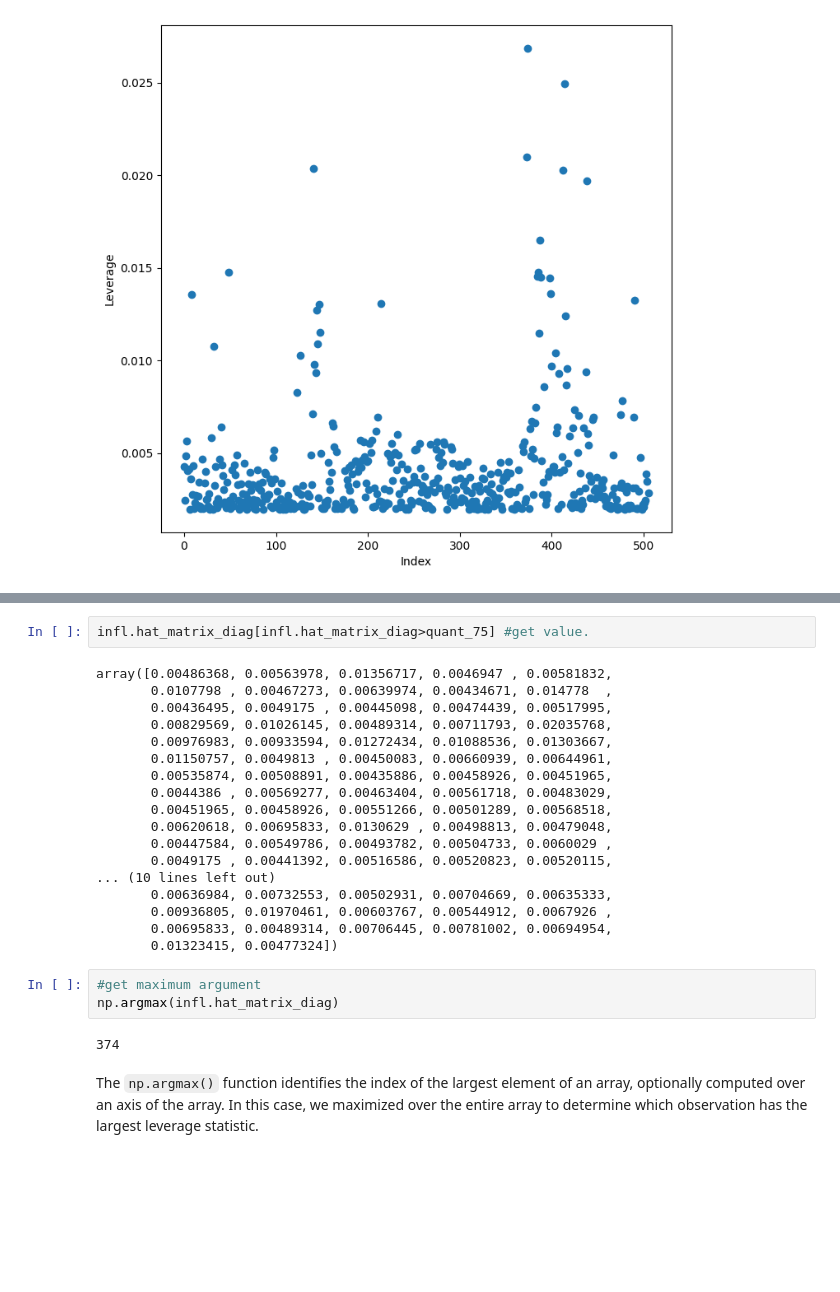
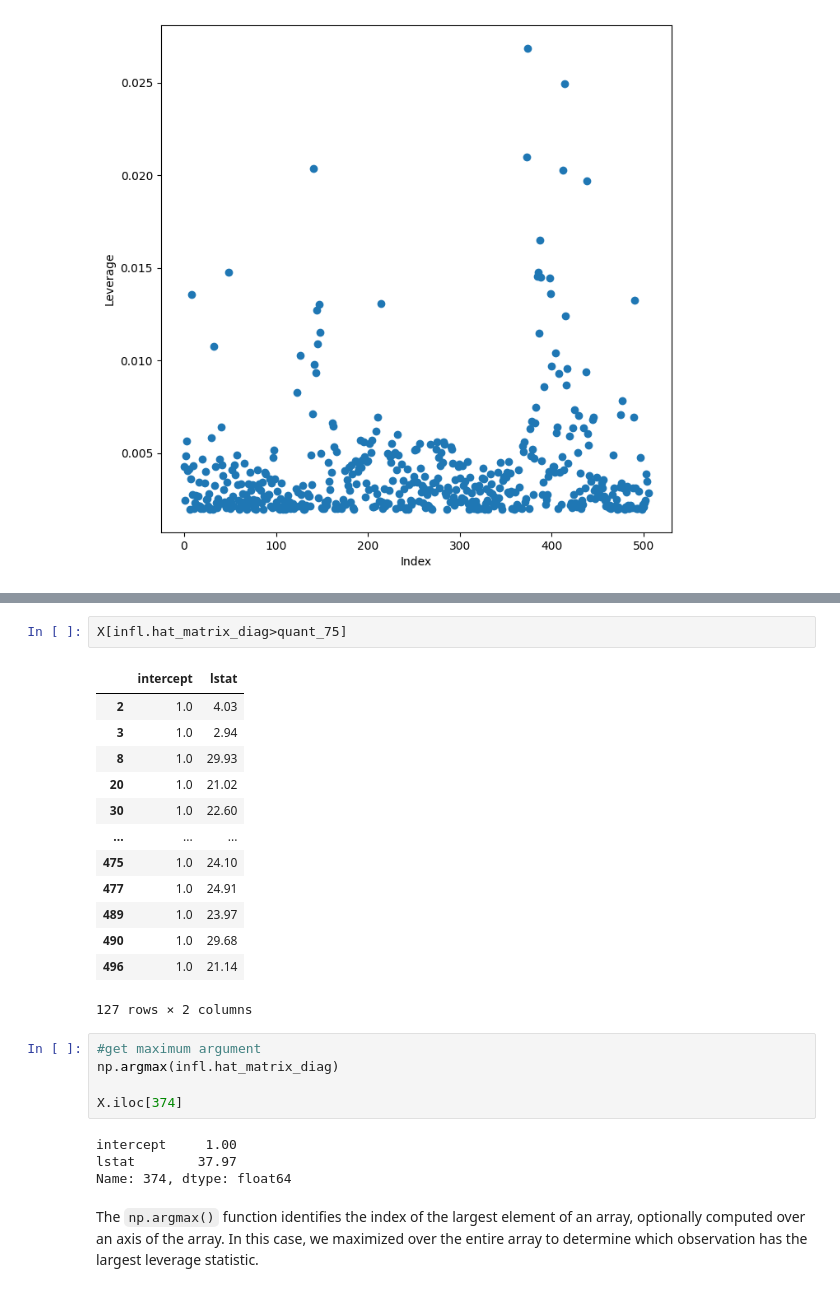
Before and after one commit to faithmhui/ISLP_labs, a Jupyter notebook: Ch03-linreg-lab.ipynb, the cells around one changed output, grey strips where cells are left out. Cells and saved outputs as stored; diff of their text form; blank space fills up the shorter version.

```diff
--- a/Ch03-linreg-lab.ipynb
+++ b/Ch03-linreg-lab.ipynb
@@ -437,31 +437,31 @@ np.where(infl.hat_matrix_diag>quant_75) #get indices
         387, 388, 389, 392, 398, 399, 400, 404, 405, 406, 408, 411, 412,
         414, 415, 416, 417, 418, 419, 423, 425, 428, 429, 435, 437, 438,
         439, 440, 444, 445, 467, 475, 477, 489, 490, 496]),)
-# %%
-infl.hat_matrix_diag[infl.hat_matrix_diag>quant_75] #get value.
-# %% [output]
-array([0.00486368, 0.00563978, 0.01356717, 0.0046947 , 0.00581832,
-       0.0107798 , 0.00467273, 0.00639974, 0.00434671, 0.014778  ,
-       0.00436495, 0.0049175 , 0.00445098, 0.00474439, 0.00517995,
-       0.00829569, 0.01026145, 0.00489314, 0.00711793, 0.02035768,
-       0.00976983, 0.00933594, 0.01272434, 0.01088536, 0.01303667,
-       0.01150757, 0.0049813 , 0.00450083, 0.00660939, 0.00644961,
-       0.00535874, 0.00508891, 0.00435886, 0.00458926, 0.00451965,
-       0.0044386 , 0.00569277, 0.00463404, 0.00561718, 0.00483029,
-       0.00451965, 0.00458926, 0.00551266, 0.00501289, 0.00568518,
-       0.00620618, 0.00695833, 0.0130629 , 0.00498813, 0.00479048,
-       0.00447584, 0.00549786, 0.00493782, 0.00504733, 0.0060029 ,
-       0.0049175 , 0.00441392, 0.00516586, 0.00520823, 0.00520115,
-... (10 lines left out)
-       0.00636984, 0.00732553, 0.00502931, 0.00704669, 0.00635333,
-       0.00936805, 0.01970461, 0.00603767, 0.00544912, 0.0067926 ,
-       0.00695833, 0.00489314, 0.00706445, 0.00781002, 0.00694954,
-       0.01323415, 0.00477324])
+# %%
+X[infl.hat_matrix_diag>quant_75]
+# %% [output]
+|  | intercept | lstat |
+| 2 | 1.0 | 4.03 |
+| 3 | 1.0 | 2.94 |
+| 8 | 1.0 | 29.93 |
+| 20 | 1.0 | 21.02 |
+| 30 | 1.0 | 22.60 |
+| ... | ... | ... |
+| 475 | 1.0 | 24.10 |
+| 477 | 1.0 | 24.91 |
+| 489 | 1.0 | 23.97 |
+| 490 | 1.0 | 29.68 |
+| 496 | 1.0 | 21.14 |
+127 rows × 2 columns
 # %%
 #get maximum argument
 np.argmax(infl.hat_matrix_diag)
+
+X.iloc[374]
 # %% [output]
-374
+intercept     1.00
+lstat        37.97
+Name: 374, dtype: float64
 # %% [markdown]
  The `np.argmax()`  function identifies the index of the largest element of an array, optionally computed over an axis of the array.
 In this case, we maximized over the entire array
```
Also changed, not shown: parts of 4 cells of this notebook.
